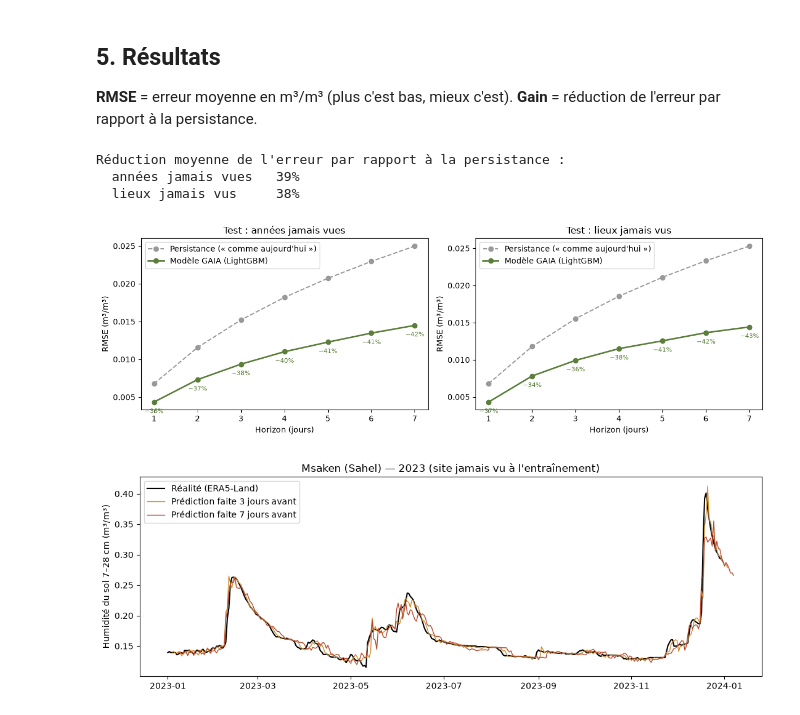
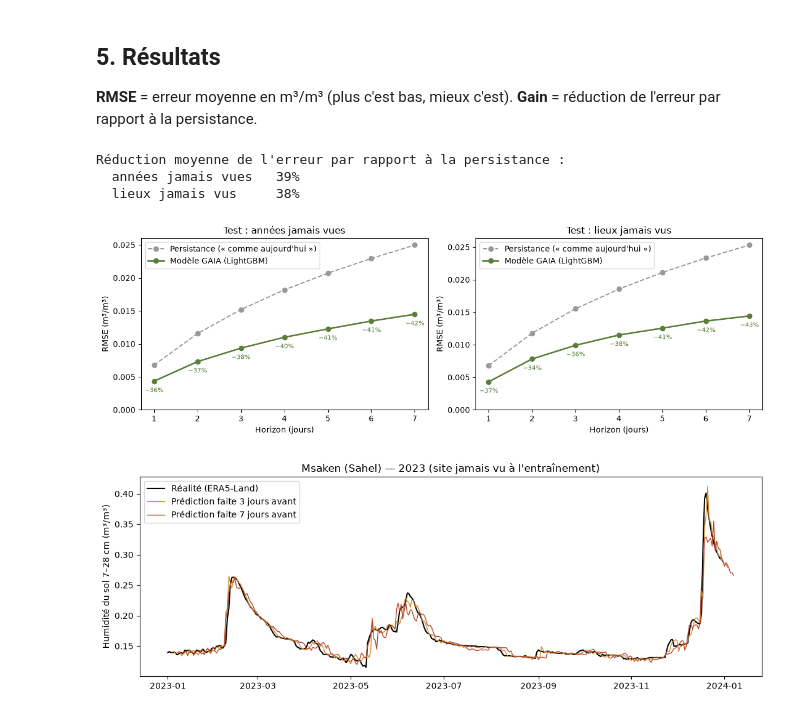
Before and after one commit to Dina0charfi/hackathon-gaia-kizuna-, a Jupyter notebook: ml/prevision_humidite_sol.ipynb, the cells around one changed output. Cells and saved outputs as stored; diff of their text form; code cells hidden in the pictures.

```diff
--- a/ml/prevision_humidite_sol.ipynb
+++ b/ml/prevision_humidite_sol.ipynb
@@ -282,24 +282,25 @@ J+7 entraîné (373 arbres)
 # %%
 fig, ax = plt.subplots(1, 2, figsize=(12, 4))
 for a, nom in zip(ax, ["années jamais vues", "lieux jamais vus"]):
     r = res[res.test == nom]
     a.plot(r.horizon, r.rmse_persistance, "o--", color="#999", label="Persistance (« comme aujourd'hui »)")
     a.plot(r.horizon, r.rmse_modele, "o-", color="#5b7f3a", lw=2, label="Modèle GAIA (LightGBM)")
     for _, row in r.iterrows():
         a.annotate(f"−{row.gain:.0%}", (row.horizon, row.rmse_modele), textcoords="offset points",
                    xytext=(0, -14), ha="center", fontsize=8, color="#5b7f3a")
     a.set_title(f"Test : {nom}"); a.set_xlabel("Horizon (jours)"); a.set_ylabel("RMSE (m³/m³)"); a.legend()
+    a.set_ylim(bottom=0)
 fig.tight_layout()
 
 g = res.groupby("test").gain.mean()
 print("Réduction moyenne de l'erreur par rapport à la persistance :")
 for k, v in g.items():
     print(f"  {k:20s} {v:.0%}")
 # %% [output]
 Réduction moyenne de l'erreur par rapport à la persistance :
   années jamais vues   39%
   lieux jamais vus     38%
-[figure, old version]
+[figure, new version]
 # %%
 # Exemple sur un site jamais vu : prédiction à J+3 et J+7 comparée à la réalité
 SITE_EX = "msaken"
```
Also changed, not shown: parts of 11 cells of this notebook, 3 other files.
